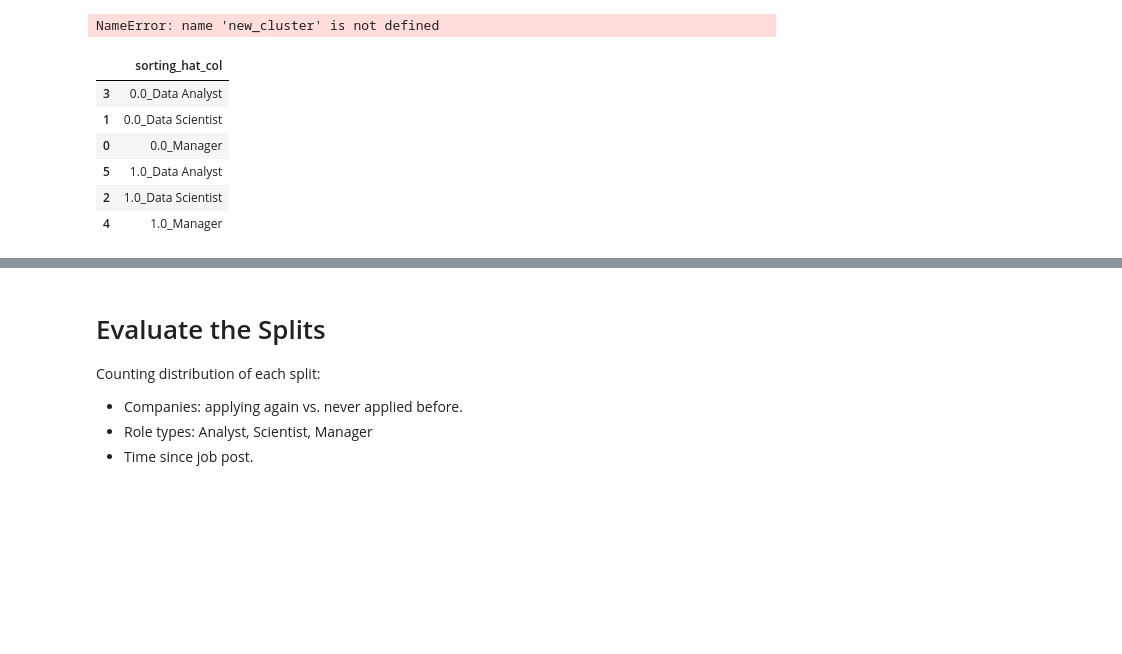
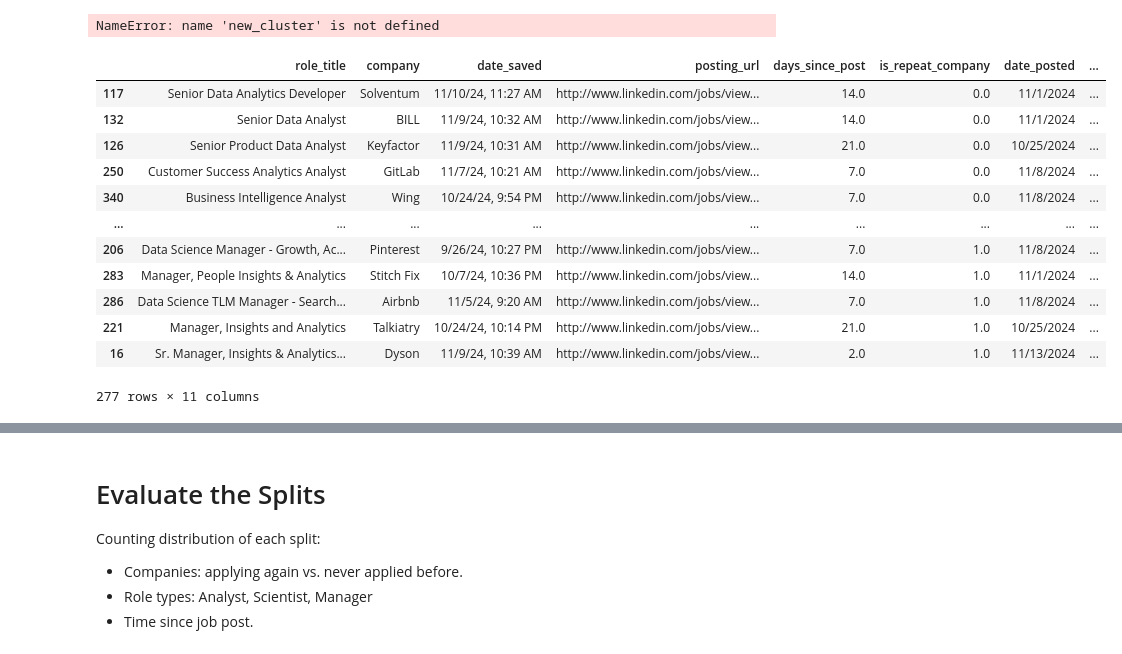
Before and after one commit to jeffreysanglin/resume_experiment, a Jupyter notebook: DataProcessing.ipynb, the cells around one changed output, grey strips where cells are left out. Cells and saved outputs as stored; diff of their text form; code cells hidden in the pictures; blank space fills up the shorter version.

Commit message:
fixed the sorting hat function; distribution across segments is much better.

```diff
--- a/DataProcessing.ipynb
+++ b/DataProcessing.ipynb
@@ -110,29 +110,49 @@ assert is_mutually_exclusive, "Companies overlapp between new and repeat."
 NameError: name 'new_cluster' is not defined
 # %%
 def sortingHat(data, stratification_col, split_percent=0.5, seed=42):
+    #df = pd.DataFrame(columns=data.columns)
     #Create a list of unique stratification segments.
-    uni_strats = pd.DataFrame(data[stratification_col].unique(), columns=['sorting_hat_col'])
+    uni_strats = data[stratification_col].unique()
 
     #Setting our seed
     rng = np.random.default_rng(seed)
 
     # Create a new column for the splits
+    data['ab_split'] = np.nan
+
     for s in uni_strats:
-        strat_df = data.loc[data.loc[:,stratification_col]==s]
-        nrows = strat_df.shape[0]
-        strat_df['ab_split'] = pd.Series(rng.integers(low=0, high=1, size=nrows, endpoint=True), index=strat_df.index)
+       # Filter rows for the current stratification group
+        sorting_df = data.loc[data[stratification_col] == s]
+        nrows = sorting_df.shape[0]
+
+        # Generate random splits and align indices
+        split = pd.Series(rng.integers(low=0, high=1, size=nrows, endpoint=True), index=sorting_df.index)
+
+        # Assign the split values to the DataFrame
+        data.loc[sorting_df.index, 'ab_split'] = split
+
+        #print(f"{s}: {sorting_df.shape}")
+        #print(split)
+        #display(data.loc[sorting_df.index].head(2))
+
     #uni_strats['ab_split'] = pd.Series(rng.integers(low=0, high=1, size=uni_strats.shape[0], endpoint=True), index=uni_strats.index)
 
-    return(uni_strats)
+    return(data)
 
 sort_split = sortingHat(raw_df, 'sorting_hat_col', split_percent=0.5).sort_values(by="sorting_hat_col")
 display(sort_split)
 # %% [output]
-|  | sorting_hat_col |
-| 3 | 0.0_Data Analyst |
-| 1 | 0.0_Data Scientist |
-| 0 | 0.0_Manager |
-| 5 | 1.0_Data Analyst |
-| 2 | 1.0_Data Scientist |
-| 4 | 1.0_Manager |
+|  | role_title | company | date_saved | posting_url | days_since_post | is_repeat_company | date_posted | ... |
+| 117 | Senior Data Analytics Developer | Solventum | 11/10/24, 11:27 AM | http://www.linkedin.com/jobs/view... | 14.0 | 0.0 | 11/1/2024 | ... |
+| 132 | Senior Data Analyst | BILL | 11/9/24, 10:32 AM | http://www.linkedin.com/jobs/view... | 14.0 | 0.0 | 11/1/2024 | ... |
+| 126 | Senior Product Data Analyst | Keyfactor | 11/9/24, 10:31 AM | http://www.linkedin.com/jobs/view... | 21.0 | 0.0 | 10/25/2024 | ... |
+| 250 | Customer Success Analytics Analyst | GitLab | 11/7/24, 10:21 AM | http://www.linkedin.com/jobs/view... | 7.0 | 0.0 | 11/8/2024 | ... |
+| 340 | Business Intelligence Analyst | Wing | 10/24/24, 9:54 PM | http://www.linkedin.com/jobs/view... | 7.0 | 0.0 | 11/8/2024 | ... |
+| ... | ... | ... | ... | ... | ... | ... | ... | ... |
+| 206 | Data Science Manager - Growth, Ac... | Pinterest | 9/26/24, 10:27 PM | http://www.linkedin.com/jobs/view... | 7.0 | 1.0 | 11/8/2024 | ... |
+| 283 | Manager, People Insights & Analytics | Stitch Fix | 10/7/24, 10:36 PM | http://www.linkedin.com/jobs/view... | 14.0 | 1.0 | 11/1/2024 | ... |
+| 286 | Data Science TLM Manager - Search... | Airbnb | 11/5/24, 9:20 AM | http://www.linkedin.com/jobs/view... | 7.0 | 1.0 | 11/8/2024 | ... |
+| 221 | Manager, Insights and Analytics | Talkiatry | 10/24/24, 10:14 PM | http://www.linkedin.com/jobs/view... | 21.0 | 1.0 | 10/25/2024 | ... |
+| 16 | Sr. Manager, Insights & Analytics... | Dyson | 11/9/24, 10:39 AM | http://www.linkedin.com/jobs/view... | 2.0 | 1.0 | 11/13/2024 | ... |
+277 rows × 11 columns
 # %%
```
Also changed, not shown: parts of 6 cells of this notebook.
